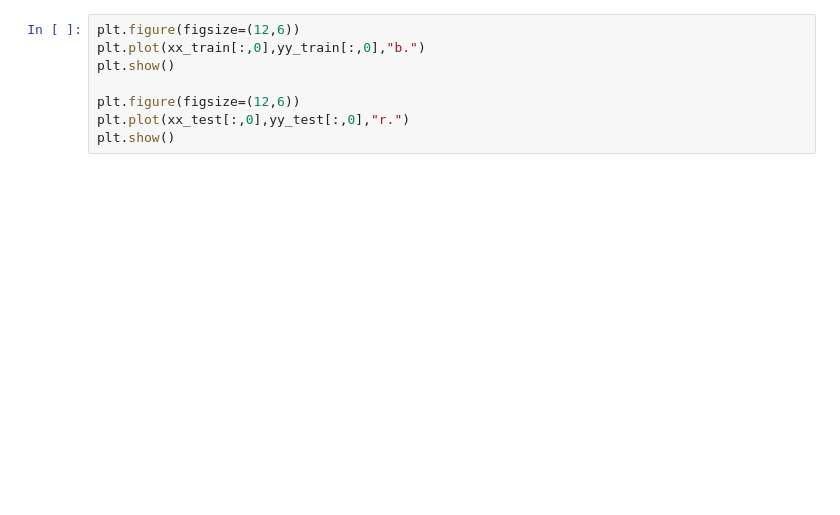
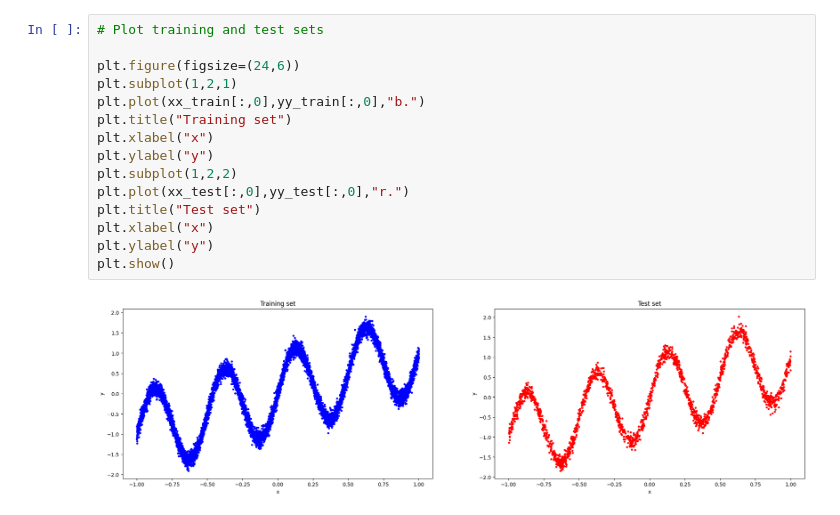
Before and after one commit to michael-sankur/deep-learning-from-scratch, a Jupyter notebook: nntest_sinusoid.ipynb, the cells around one changed output. Saved outputs shown, nothing was run; the diff lists cells and outputs as text; blank space fills up the shorter version.

```diff
--- a/nntest_sinusoid.ipynb
+++ b/nntest_sinusoid.ipynb
@@ -51,8 +84,17 @@ yy_test = yy[idx_test,:]
 # %%
-plt.figure(figsize=(12,6))
+# Plot training and test sets
+
+plt.figure(figsize=(24,6))
+plt.subplot(1,2,1)
 plt.plot(xx_train[:,0],yy_train[:,0],"b.")
+plt.title("Training set")
+plt.xlabel("x")
+plt.ylabel("y")
+plt.subplot(1,2,2)
+plt.plot(xx_test[:,0],yy_test[:,0],"r.")
+plt.title("Test set")
+plt.xlabel("x")
+plt.ylabel("y")
 plt.show()
-
-plt.figure(figsize=(12,6))
-plt.plot(xx_test[:,0],yy_test[:,0],"r.")
-plt.show()
+# %% [output]
+[figure, added]
```
Also changed, not shown: parts of 17 cells of this notebook, 8 other files.
